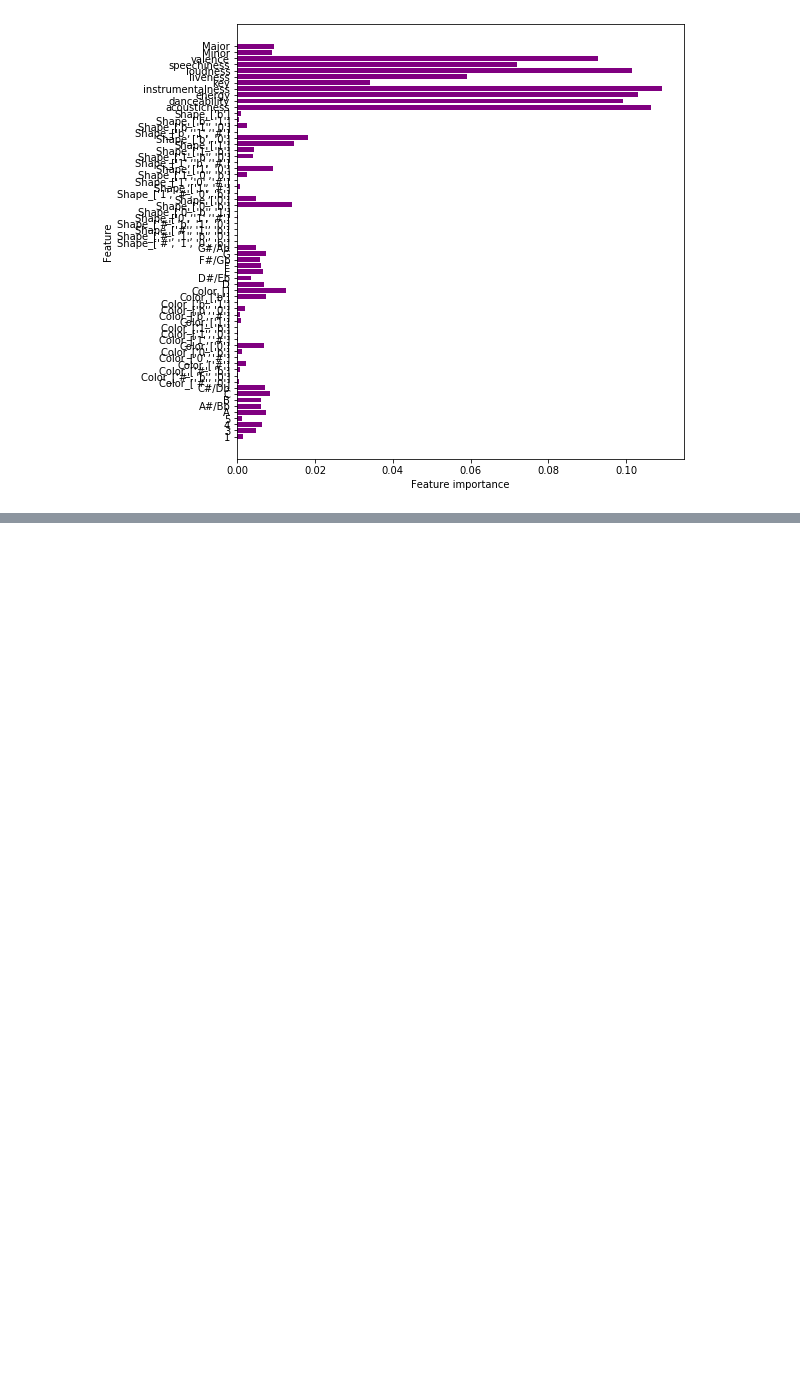
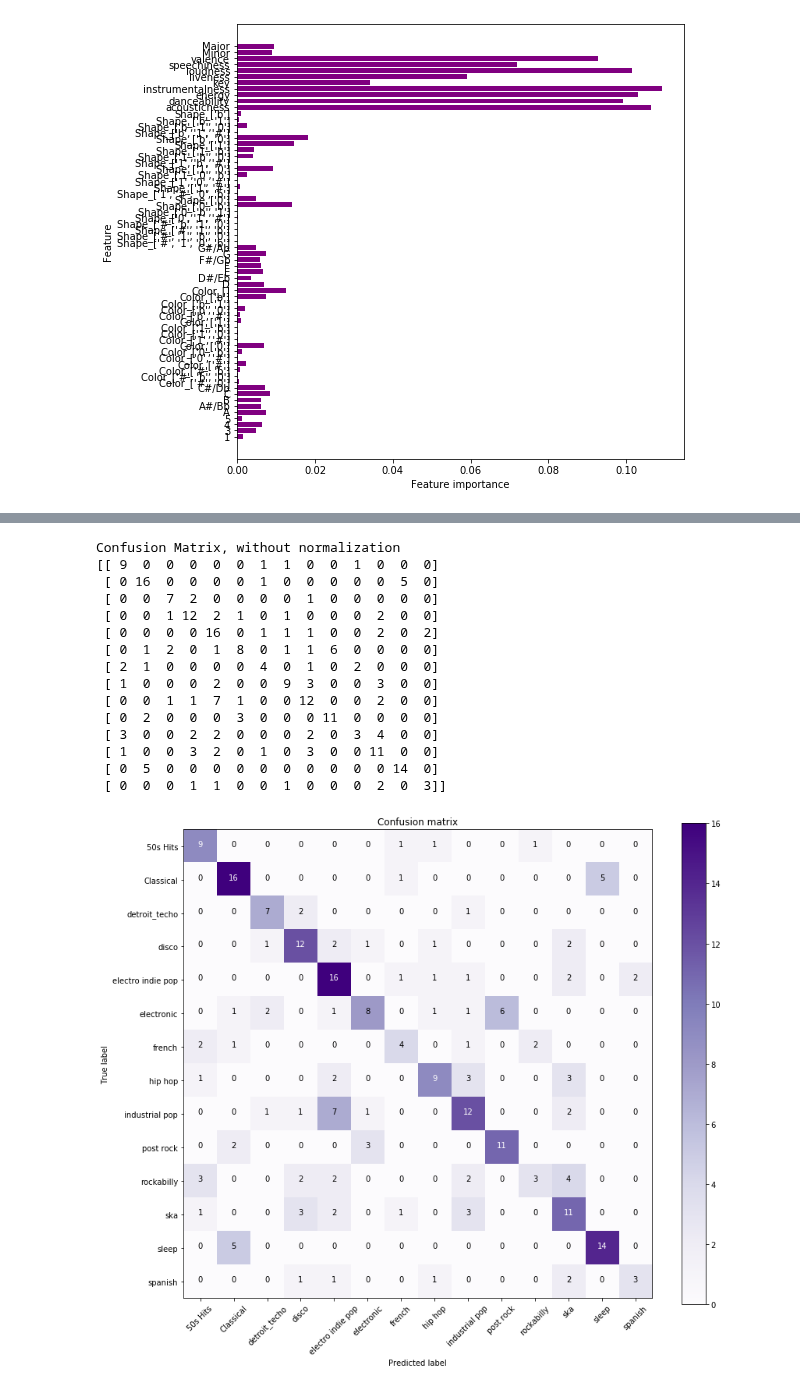
Before and after one commit to FinchMF/Classification_Models, a Jupyter notebook: Modeling.ipynb, the cells around one changed output, grey strips where cells are left out. Drawn from its saved outputs; the diff is of its cells as text; code cells hidden in the pictures; blank space fills up the shorter version.

```diff
--- a/Modeling.ipynb
+++ b/Modeling.ipynb
@@ -397,0 +687,7 @@ plot_feature_importances(forest)
+# %%
+tic = time()
+svclassifier = SVC(kernel='linear', C=10)
+svclassifier.fit(X_train, y_train)
+preds = svclassifier.predict(X_test)
+toc = time()
+print("run time is {} seconds".format(toc-tic))
@@ -397,0 +708,6 @@ plot_feature_importances(forest)
+# %%
+SVC_confusion_matrix = confusion_matrix(y_test,preds)
+SVC_classification_report = classification_report(y_test,preds)
+print(SVC_confusion_matrix)
+print(SVC_classification_report)
+print("The accuracy score is" + " "+ str(accuracy_score(y_test, preds)))
@@ -397,0 +753,22 @@ plot_feature_importances(forest)
+# %%
+plot_confusion_matrix(SVC_confusion_matrix, classes,
+                          normalize=False,
+                          title='Confusion matrix',
+                          cmap=plt.cm.Purples)
+# %% [output]
+Confusion Matrix, without normalization
+[[ 9  0  0  0  0  0  1  1  0  0  1  0  0  0]
+ [ 0 16  0  0  0  0  1  0  0  0  0  0  5  0]
+ [ 0  0  7  2  0  0  0  0  1  0  0  0  0  0]
+ [ 0  0  1 12  2  1  0  1  0  0  0  2  0  0]
+ [ 0  0  0  0 16  0  1  1  1  0  0  2  0  2]
+ [ 0  1  2  0  1  8  0  1  1  6  0  0  0  0]
+ [ 2  1  0  0  0  0  4  0  1  0  2  0  0  0]
+ [ 1  0  0  0  2  0  0  9  3  0  0  3  0  0]
+ [ 0  0  1  1  7  1  0  0 12  0  0  2  0  0]
+ [ 0  2  0  0  0  3  0  0  0 11  0  0  0  0]
+ [ 3  0  0  2  2  0  0  0  2  0  3  4  0  0]
+ [ 1  0  0  3  2  0  1  0  3  0  0 11  0  0]
+ [ 0  5  0  0  0  0  0  0  0  0  0  0 14  0]
+ [ 0  0  0  1  1  0  0  1  0  0  0  2  0  3]]
+[figure, added]
```
Also changed, not shown: parts of 33 cells of this notebook, 5 other files.
